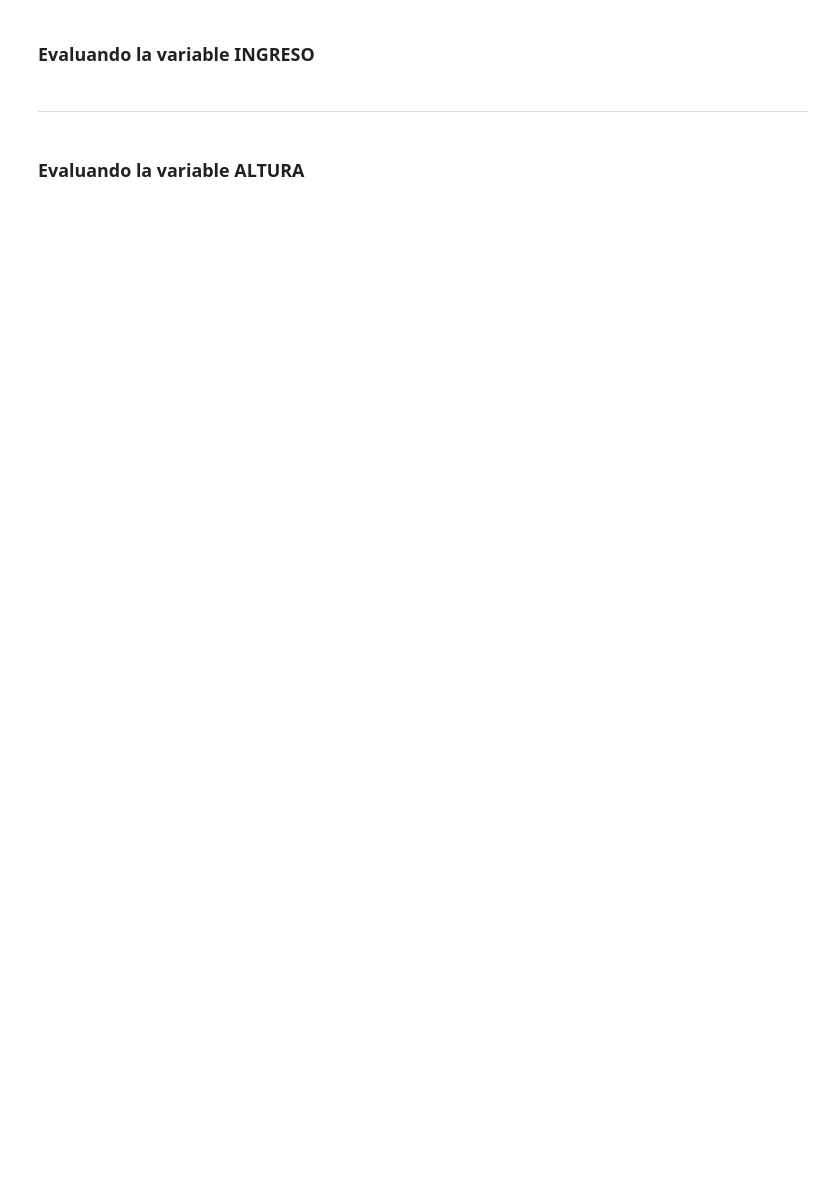
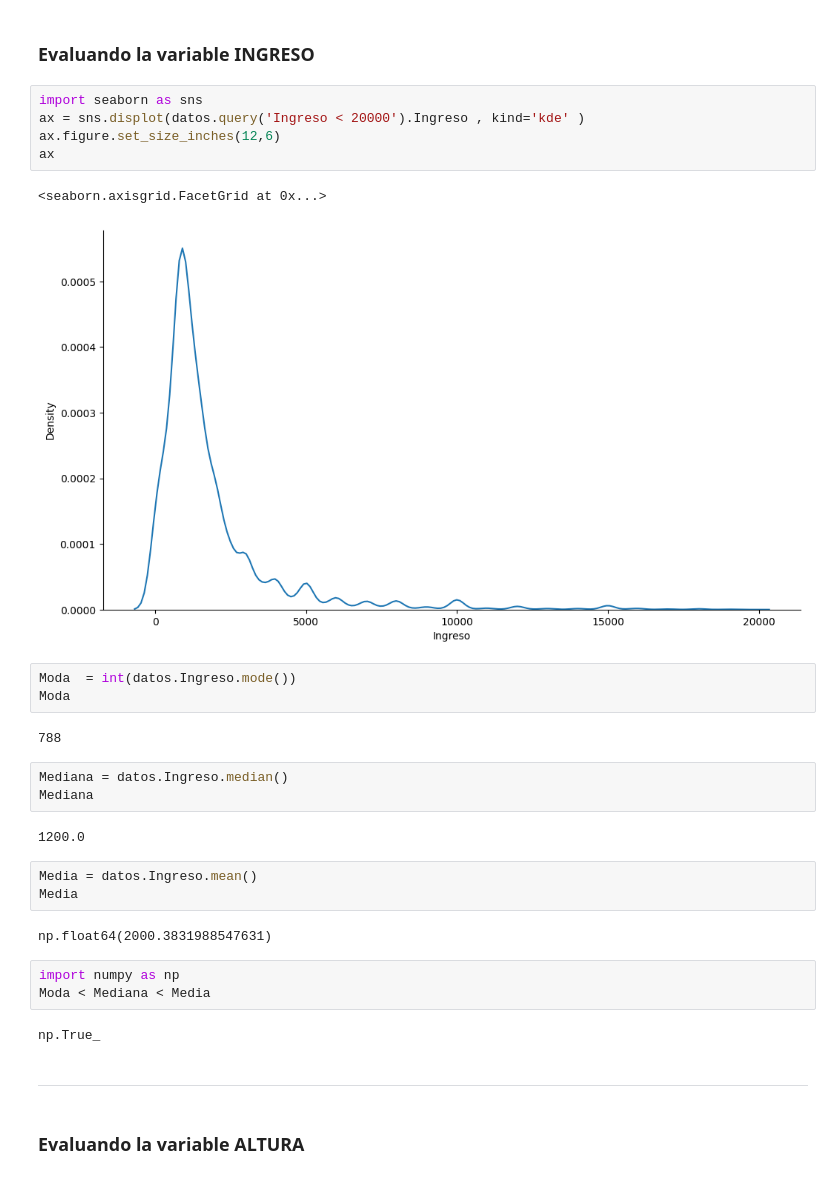
Before and after one commit to JohnSV14/CV_PRESENTACION, a Jupyter notebook: Curso_de_Estadística_con_Python_1.ipynb, the cells around one changed output. Saved outputs shown, nothing was run; the diff lists cells and outputs as text; blank space fills up the shorter version.

```diff
--- a/Curso_de_Estadística_con_Python_1.ipynb
+++ b/Curso_de_Estadística_con_Python_1.ipynb
@@ -473,6 +473,34 @@ dtype: float64
 <img src='https://caelum-online-public.s3.amazonaws.com/ESP-1752-estadistica-con-python-parte1/img004.png' width='80%'>
 # %% [markdown]
 ### Evaluando la variable INGRESO
+# %%
+import seaborn as sns
+ax = sns.displot(datos.query('Ingreso < 20000').Ingreso , kind='kde' )
+ax.figure.set_size_inches(12,6)
+ax
+# %% [output]
+<seaborn.axisgrid.FacetGrid at 0x...>
+[figure, added]
+# %%
+Moda  = int(datos.Ingreso.mode())
+Moda
+# %% [output]
+788
+# %%
+Mediana = datos.Ingreso.median()
+Mediana
+# %% [output]
+1200.0
+# %%
+Media = datos.Ingreso.mean()
+Media
+# %% [output]
+np.float64(2000.3831988547631)
+# %%
+import numpy as np
+Moda < Mediana < Media
+# %% [output]
+np.True_
 # %% [markdown]
 ***
 # %% [markdown]
```
Also changed, not shown: parts of 8 cells of this notebook.
